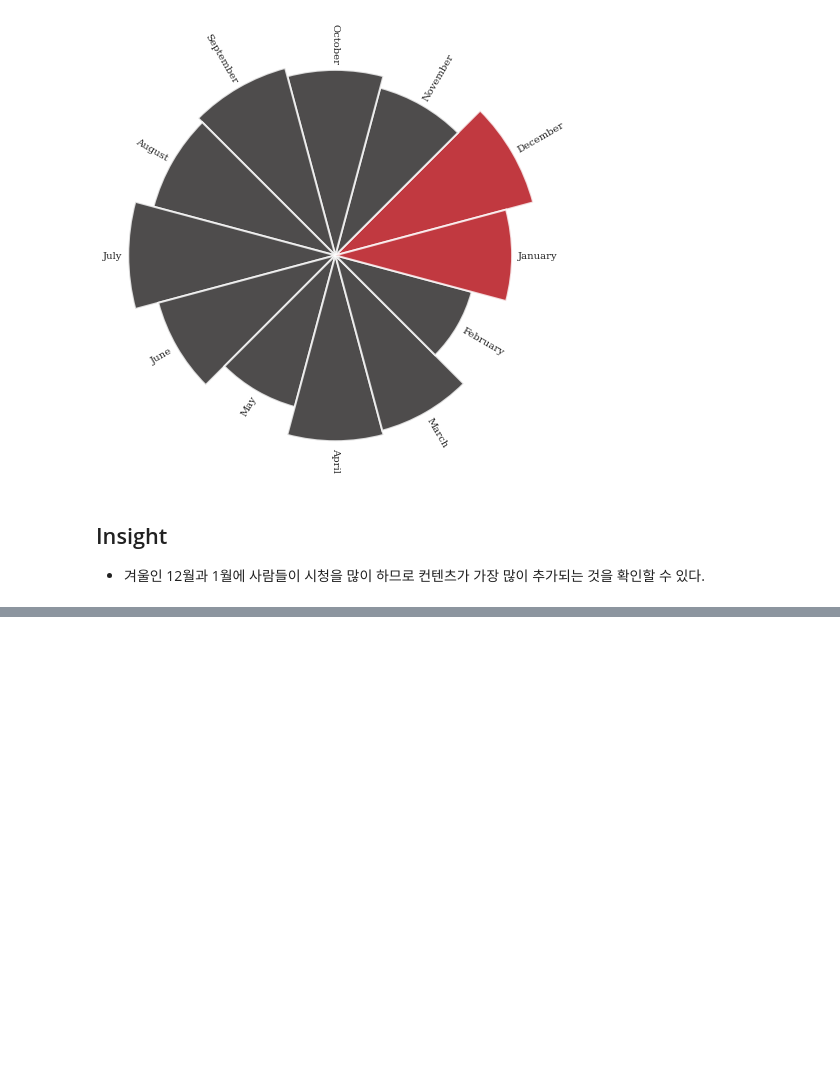
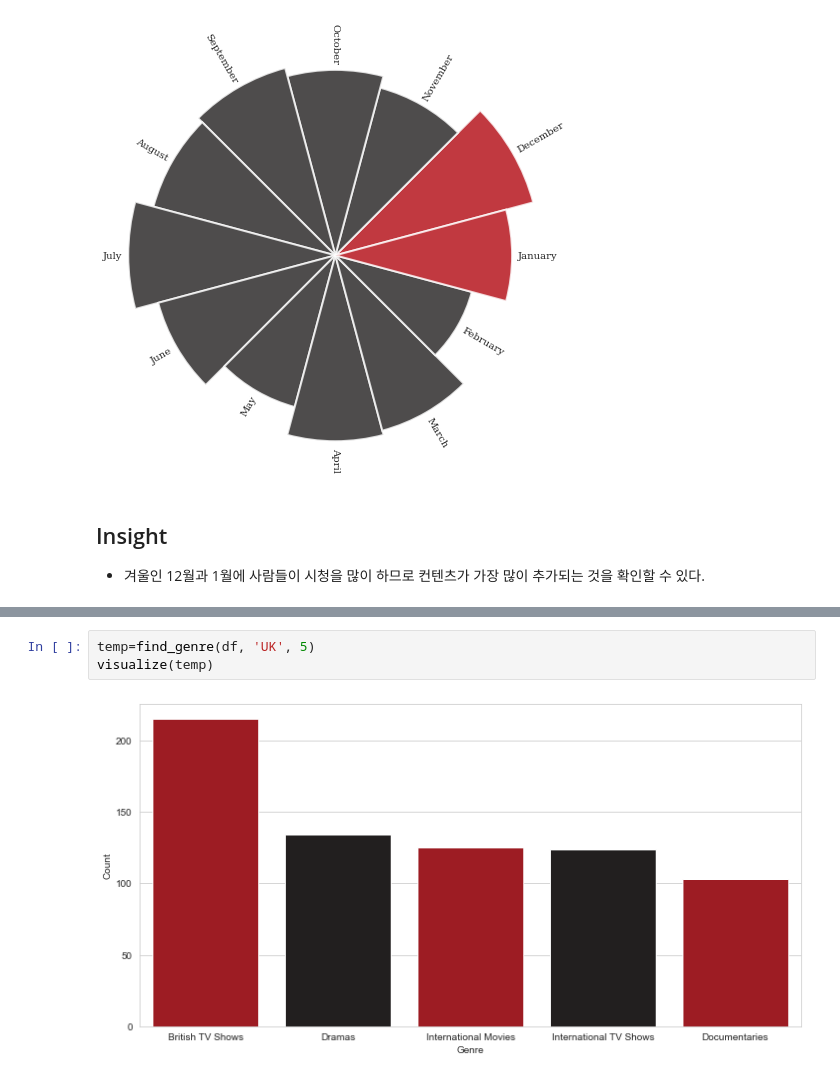
Before and after one commit to del-luna/aiffel, a Jupyter notebook: datathon/final.ipynb, the cells around one changed output, grey strips where cells are left out. Drawn from its saved outputs; the diff is of its cells as text; blank space fills up the shorter version.

```diff
--- a/datathon/final.ipynb
+++ b/datathon/final.ipynb
@@ -708,0 +755,5 @@ for bar, angle, height, label in zip(bars,angles, heights, df_polar["month_name_
+# %%
+temp=find_genre(df, 'UK', 5)
+visualize(temp)
+# %% [output]
+[figure, added]
```
Also changed, not shown: parts of 7 cells of this notebook, 1 other file.
